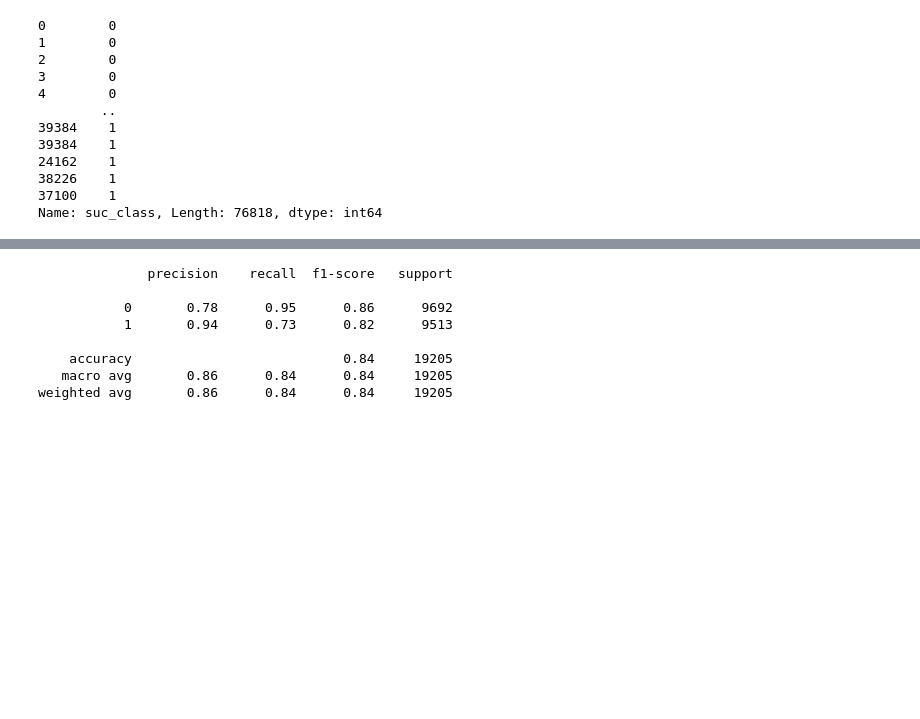
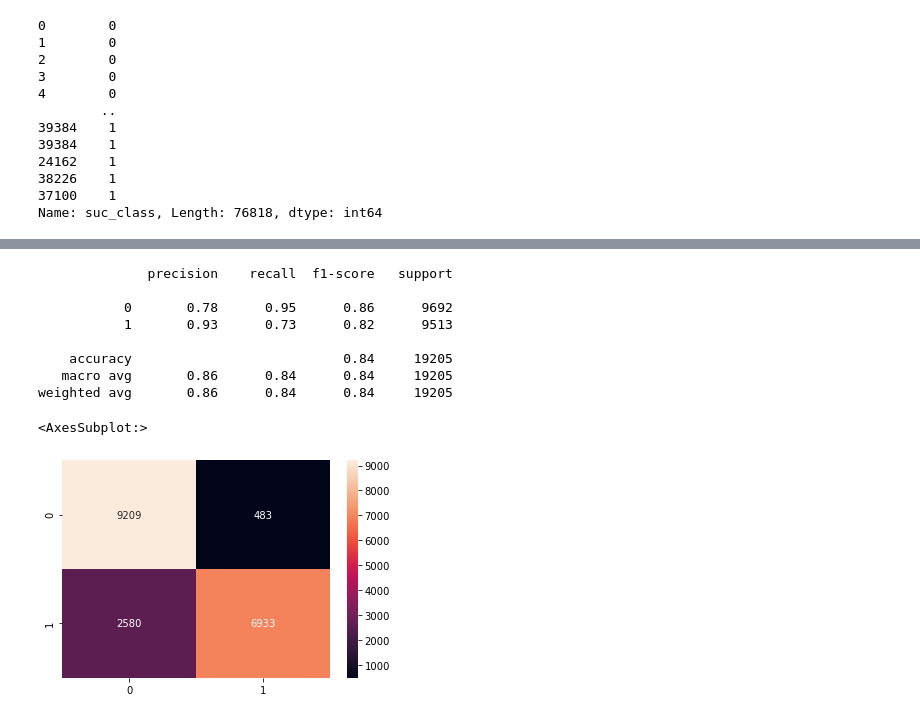
Before and after one commit to cbragg3136/Final_Project-Gaming_ML, a Jupyter notebook: ml_noteboooks/learn_up-sample_minority_min_max.ipynb, the cells around one changed output, grey strips where cells are left out. Drawn from its saved outputs; the diff is of its cells as text; code cells hidden in the pictures; blank space fills up the shorter version.

```diff
--- a/ml_noteboooks/learn_up-sample_minority_min_max.ipynb
+++ b/ml_noteboooks/learn_up-sample_minority_min_max.ipynb
@@ -75,7 +75,7 @@ y_class
 Name: suc_class, Length: 76818, dtype: int64
 # %%
 # create new X parameters df
-x_data = df_upsampled.drop(['appid','maxccu','success_class','suc_class','followers']  , axis=1)
+x_data = df_upsampled.drop(['appid','maxccu','success_class','suc_class','followers','positive', 'negative', 'totaltags']  , axis=1)
 # %%
 x_data.shape
 # %% [output]
@@ -120,7 +120,7 @@ print(classification_report(y_test,predictions))
               precision    recall  f1-score   support
 
            0       0.78      0.95      0.86      9692
-           1       0.94      0.73      0.82      9513
+           1       0.93      0.73      0.82      9513
 
     accuracy                           0.84     19205
    macro avg       0.86      0.84      0.84     19205
@@ -131,3 +131,13 @@ weighted avg       0.86      0.84      0.84     19205
 # Percision: for no success: 78%, better for successful games: 94%
 # Recall: Fraction of positives found, higher for fails than for positives
 # f1 score: 84%
+# %%
+from sklearn.metrics import confusion_matrix
+import seaborn as sns
+
+y_pred = clf_1.predict(X_test_scaled )
+cm2 = confusion_matrix(y_test, y_pred.round())
+sns.heatmap(cm2, annot=True, fmt=".0f")
+# %% [output]
+<AxesSubplot:>
+[figure, added]
```
Also changed, not shown: parts of 3 cells of this notebook, 6 other files.
